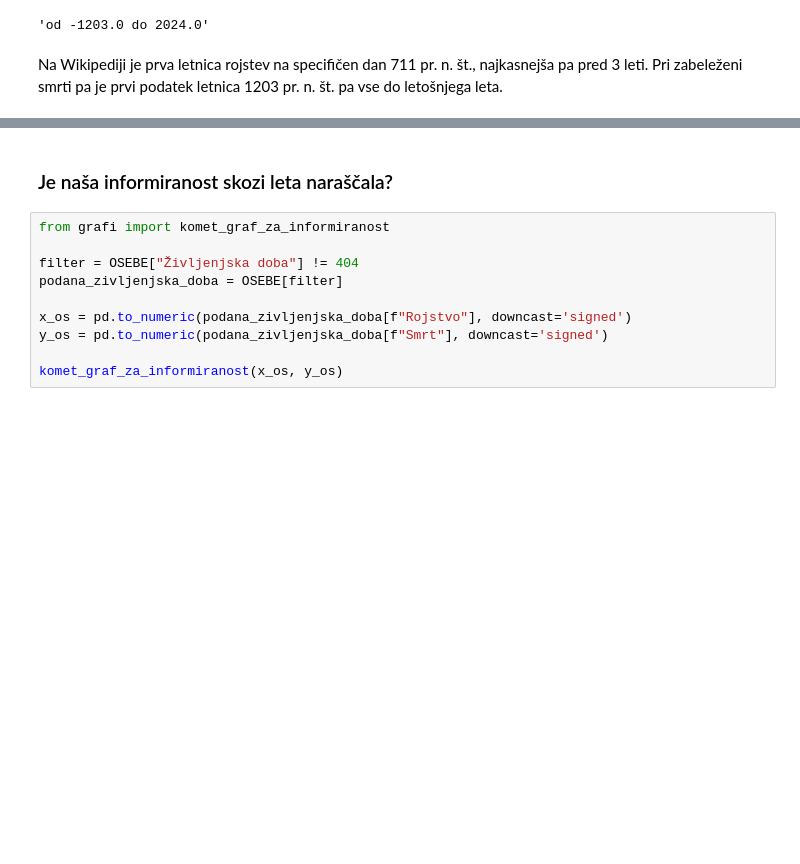
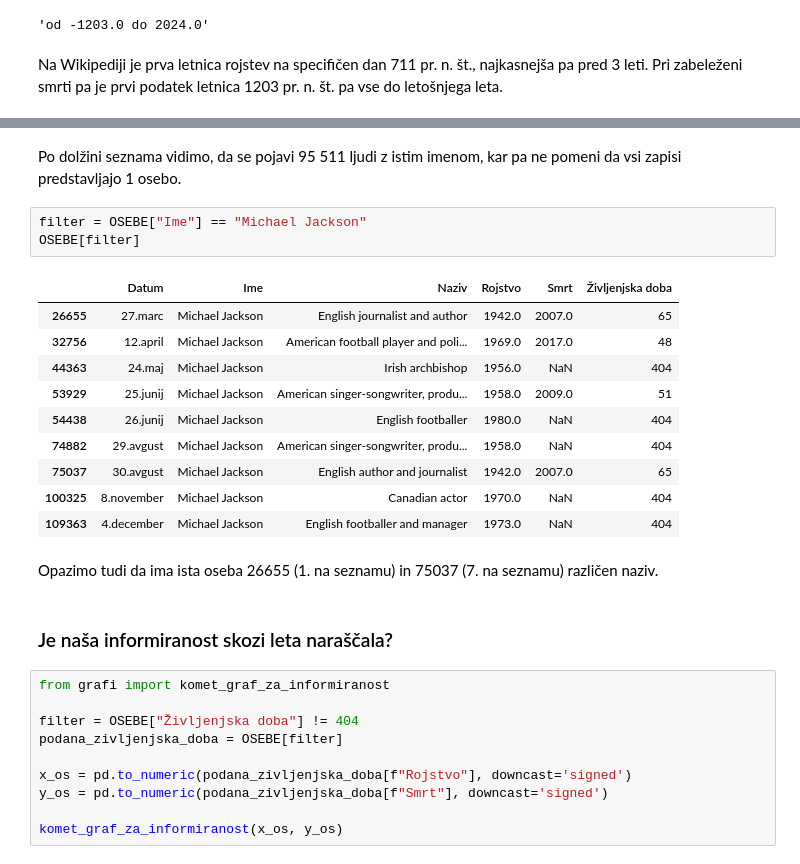
Before and after one commit to zivaheg/projektnaUVP, a Jupyter notebook: analiza.ipynb, the cells around one changed output, grey strips where cells are left out. Saved outputs shown, nothing was run; the diff lists cells and outputs as text; blank space fills up the shorter version.

```diff
--- a/analiza.ipynb
+++ b/analiza.ipynb
@@ -139,3 +158,21 @@ Na Wikipediji je prva letnica rojstev na specifičen dan 711 pr. n. št., najkas
+# %% [markdown]
+Po dolžini seznama vidimo, da se pojavi 95 511 ljudi z istim imenom, kar pa ne pomeni da vsi zapisi predstavljajo 1 osebo.
+# %%
+filter = OSEBE["Ime"] == "Michael Jackson"
+OSEBE[filter]
+# %% [output]
+|  | Datum | Ime | Naziv | Rojstvo | Smrt | Življenjska doba |
+| 26655 | 27.marc | Michael Jackson | English journalist and author | 1942.0 | 2007.0 | 65 |
+| 32756 | 12.april | Michael Jackson | American football player and poli... | 1969.0 | 2017.0 | 48 |
+| 44363 | 24.maj | Michael Jackson | Irish archbishop | 1956.0 | NaN | 404 |
+| 53929 | 25.junij | Michael Jackson | American singer-songwriter, produ... | 1958.0 | 2009.0 | 51 |
+| 54438 | 26.junij | Michael Jackson | English footballer | 1980.0 | NaN | 404 |
+| 74882 | 29.avgust | Michael Jackson | American singer-songwriter, produ... | 1958.0 | NaN | 404 |
+| 75037 | 30.avgust | Michael Jackson | English author and journalist | 1942.0 | 2007.0 | 65 |
+| 100325 | 8.november | Michael Jackson | Canadian actor | 1970.0 | NaN | 404 |
+| 109363 | 4.december | Michael Jackson | English footballer and manager | 1973.0 | NaN | 404 |
+# %% [markdown]
+Opazimo tudi da ima ista oseba 26655 (1. na seznamu) in 75037 (7. na seznamu) različen naziv.
 # %% [markdown]
 ### Je naša informiranost skozi leta naraščala?
 # %%
```
Also changed, not shown: parts of 7 cells of this notebook.
